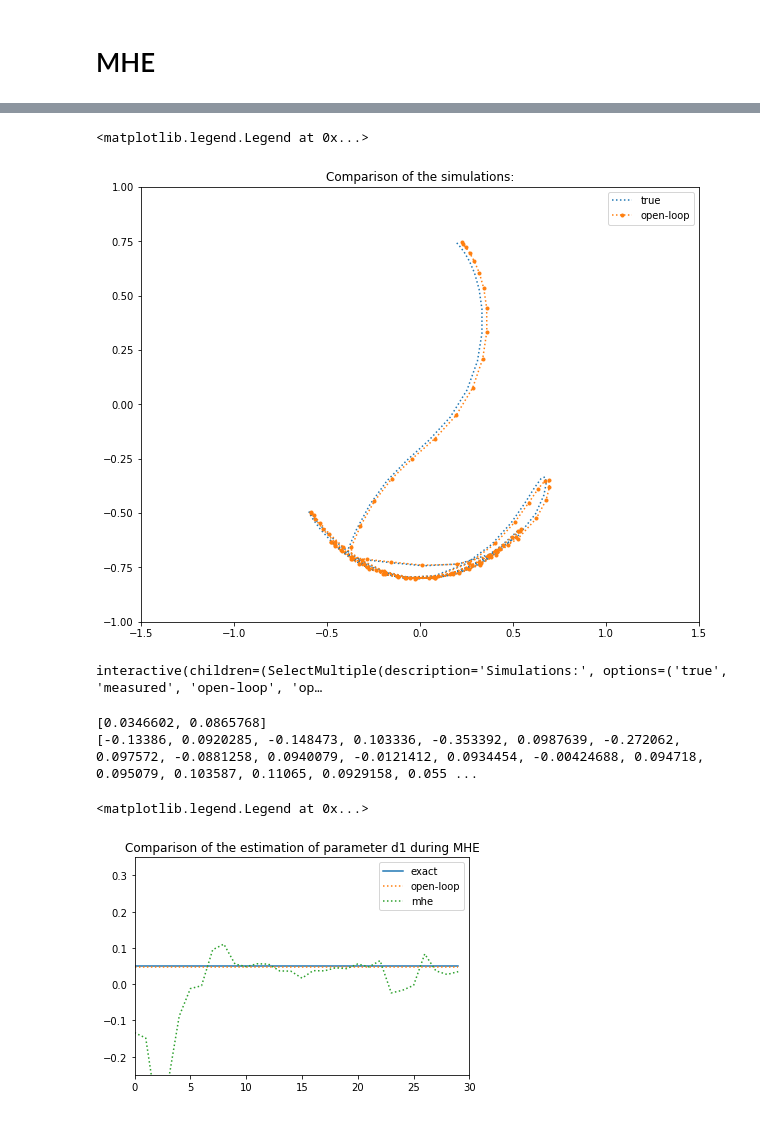
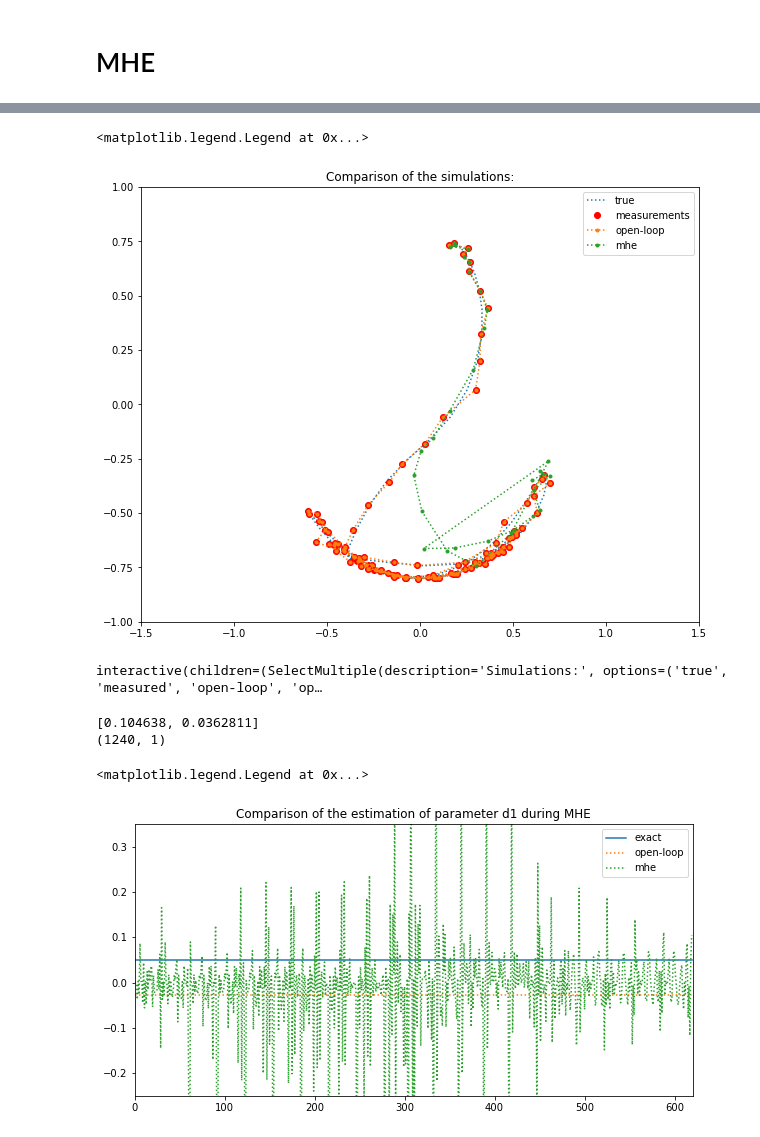
Before and after one commit to LeonieKreis/MovingHorizonEstimation, a Jupyter notebook: code/Double_Pendulum_MHE.ipynb, the cells around one changed output, grey strips where cells are left out. Cells and saved outputs as stored; diff of their text form; code cells hidden in the pictures.

```diff
--- a/code/Double_Pendulum_MHE.ipynb
+++ b/code/Double_Pendulum_MHE.ipynb
@@ -216,4 +249,4 @@ F2 = Function('F2',[ww],[FF2(ww,y)])
 #print(F1)
 #print(F2)
 # %%
-w_opt = cnlls_solver(F1, F2, w0, itmax=1 , tol=1e-7, ggn = True, show_iteration = False)
+w_opt = cnlls_solver(F1, F2, w0, itmax=10 , tol=1e-7, ggn = False, show_iteration = False)
@@ -220,7 +261,9 @@ w_opt = cnlls_solver(F1, F2, w0, itmax=1 , tol=1e-7, ggn = True, show_iteration
 # %%
 #print(w_opt)
 #cut = int(L*N)
-p_opt = w_opt[(L*N+1)*x.shape[0]:]
+len_w = w_opt.shape[0]
+p_opt = w_opt[len_w-p.shape[0]:]
+v_opt = w_opt[(L*N+1)*x.shape[0]:len_w-p.shape[0]]
 s_opt = w_opt[0:(L*N+1)*x.shape[0]]
 # %%
 print(p_opt)
@@ -246,10 +291,11 @@ x0bar = 0
 p0bar = 0
 P = 0
 p0 = [0.,0.]
-r0 = vertcat(meas1[:(N+1)*x.shape[0]],p0)
-#print(r0.shape)
+r0 = vertcat(meas1[:(N+1)*x.shape[0]],np.zeros(N*x.shape[0]))
+r0 = vertcat(r0,p0)
+print(r0.shape)
 T = 0.5
 N = 10
-length_simulation = 30
+length_simulation = 20
 #sigma = 0.01 (defined above)
 W = 0
@@ -256,4 +304,4 @@ W = 0
 # %%
-xx, pp = MHE(x0bar, p0bar, P, r0, T, N, length_simulation, x, p, rhs_exp, meas, sigma, W, ggn = True)
+xx, pp = MHE(x0bar, p0bar, P, r0, T, N, length_simulation, x, p, rhs_exp, meas, sigma,sigma2, W, ggn = False)
 # %% [output]
 starting (time horizon) loop no.  1
@@ -303,7 +351,7 @@ s = np.array(ss).flatten()
 ll = int(s.shape[0]/6)
 x3 = np.array([get_ball2_x(s[6*i:6*(i+1)]) for i in range(ll)])
 y3 = np.array([get_ball2_y(s[6*i:6*(i+1)]) for i in range(ll)])
-#plt.plot(x3,y3, 'ro',label = "measurements")#, linestyle = 'dotted')
+plt.plot(x3,y3, 'ro',label = "measurements")#, linestyle = 'dotted')
 
 ss = s_opt # open-loop
 s = np.array(ss).flatten()
@@ -324,11 +372,11 @@ s = np.array(ss).flatten()
 ll = int(s.shape[0]/6)
 x3 = np.array([get_ball2_x(s[6*i:6*(i+1)]) for i in range(ll)])
 y3 = np.array([get_ball2_y(s[6*i:6*(i+1)]) for i in range(ll)])
-#plt.plot(x3,y3,marker = 'o', label = "mhe", linestyle = 'dotted', ms = 3)
+plt.plot(x3,y3,marker = 'o', label = "mhe", linestyle = 'dotted', ms = 3)
 plt.legend()
 # %% [output]
 <matplotlib.legend.Legend at 0x...>
-[figure, old version]
+[figure, new version]
 # %%
 def plot_widget(simulations): #, n):
     plt.figure(figsize=(10,8))
@@ -396,28 +444,29 @@ interactive(plot_widget, simulations = widgets.SelectMultiple(
 interactive(children=(SelectMultiple(description='Simulations:', options=('true', 'measured', 'open-loop', 'op…
 # %%
 print(pp[pp.shape[0]-2:])
-print(pp)
+print(pp.shape)
 #print(xx.shape)
 # %% [output]
-[0.0346602, 0.0865768]
-[-0.13386, 0.0920285, -0.148473, 0.103336, -0.353392, 0.0987639, -0.272062, 0.097572, -0.0881258, 0.0940079, -0.0121412, 0.0934454, -0.00424688, 0.094718, 0.095079, 0.103587, 0.11065, 0.0929158, 0.055 ...
+[0.104638, 0.0362811]
+(1240, 1)
 # %%
 p_plot1 = pp[::2]
 #print(p_opt[0])
 p_ref1 = p_true[0]*np.ones(p_plot1.size()[0])
 p_open_loop1 = p_opt[0]*np.ones(p_plot1.size()[0])
 
 x_ax = range(p_plot1.size()[0])
+plt.figure(figsize=(10,5))
 plt.plot(x_ax,p_ref1, label = 'exact')
 plt.plot(x_ax, p_open_loop1, label = 'open-loop', linestyle='dotted')
 plt.plot(x_ax, p_plot1, label = 'mhe', linestyle='dotted')
 plt.title('Comparison of the estimation of parameter d1 during MHE')
 plt.xlim(0,p_plot1.size()[0])
 plt.ylim(p_true[0]-0.3,p_true[0]+0.3) #plt.ylim(-0.4,0.1)
 plt.legend()
 # %% [output]
 <matplotlib.legend.Legend at 0x...>
-[figure, old version]
+[figure, new version]
 # %%
 p_plot2 = pp[1::2]
 #print(p_plot)
```
Also changed, not shown: parts of 20 cells of this notebook, 23 other files.
